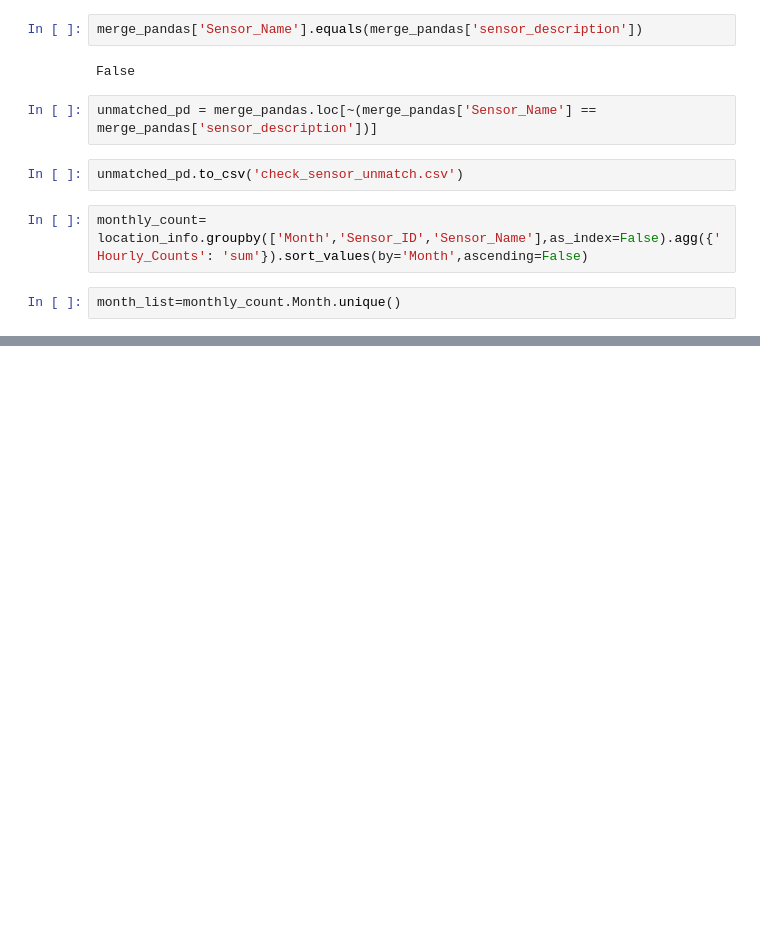
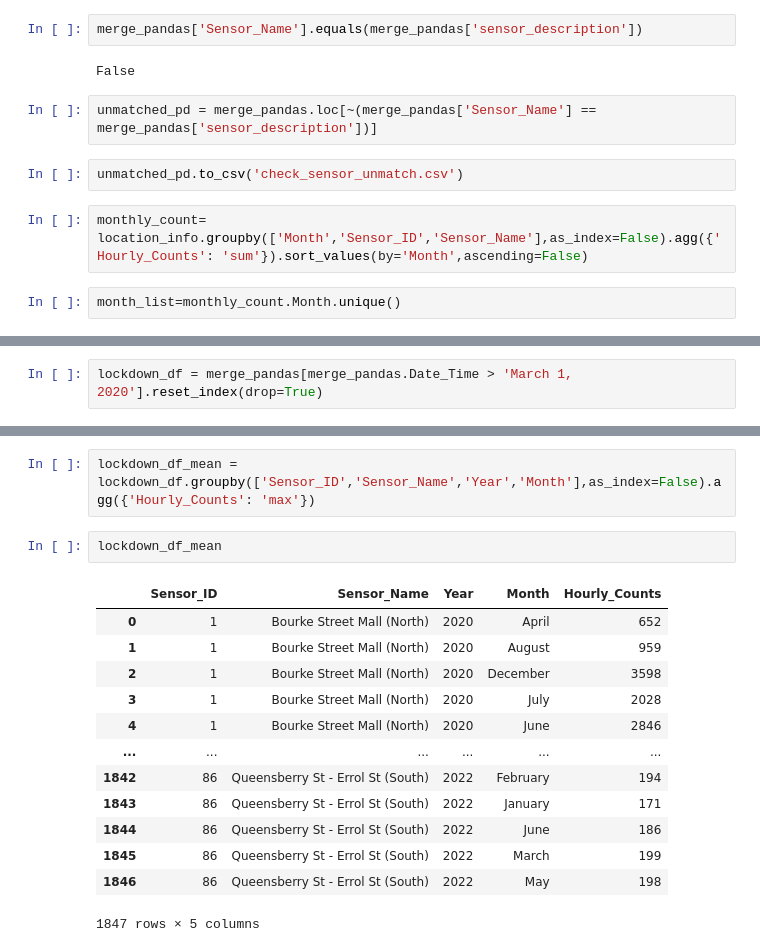
Before and after one commit to thanaboonmu/pedestrian_analysis, a Jupyter notebook: analysis.ipynb, the cells around one changed output, grey strips where cells are left out. Saved outputs shown, nothing was run; the diff lists cells and outputs as text; blank space fills up the shorter version.

Commit message:
Added lockdown scenario

```diff
--- a/analysis.ipynb
+++ b/analysis.ipynb
@@ -157,0 +158,2 @@ for month in month_list:
+# %%
+lockdown_df = merge_pandas[merge_pandas.Date_Time > 'March 1, 2020'].reset_index(drop=True)
@@ -157,0 +182,18 @@ for month in month_list:
+# %%
+lockdown_df_mean = lockdown_df.groupby(['Sensor_ID','Sensor_Name','Year','Month'],as_index=False).agg({'Hourly_Counts': 'max'})
+# %%
+lockdown_df_mean
+# %% [output]
+|  | Sensor_ID | Sensor_Name | Year | Month | Hourly_Counts |
+| 0 | 1 | Bourke Street Mall (North) | 2020 | April | 652 |
+| 1 | 1 | Bourke Street Mall (North) | 2020 | August | 959 |
+| 2 | 1 | Bourke Street Mall (North) | 2020 | December | 3598 |
+| 3 | 1 | Bourke Street Mall (North) | 2020 | July | 2028 |
+| 4 | 1 | Bourke Street Mall (North) | 2020 | June | 2846 |
+| ... | ... | ... | ... | ... | ... |
+| 1842 | 86 | Queensberry St - Errol St (South) | 2022 | February | 194 |
+| 1843 | 86 | Queensberry St - Errol St (South) | 2022 | January | 171 |
+| 1844 | 86 | Queensberry St - Errol St (South) | 2022 | June | 186 |
+| 1845 | 86 | Queensberry St - Errol St (South) | 2022 | March | 199 |
+| 1846 | 86 | Queensberry St - Errol St (South) | 2022 | May | 198 |
+1847 rows × 5 columns
```
Also changed, not shown: parts of 23 cells of this notebook.
